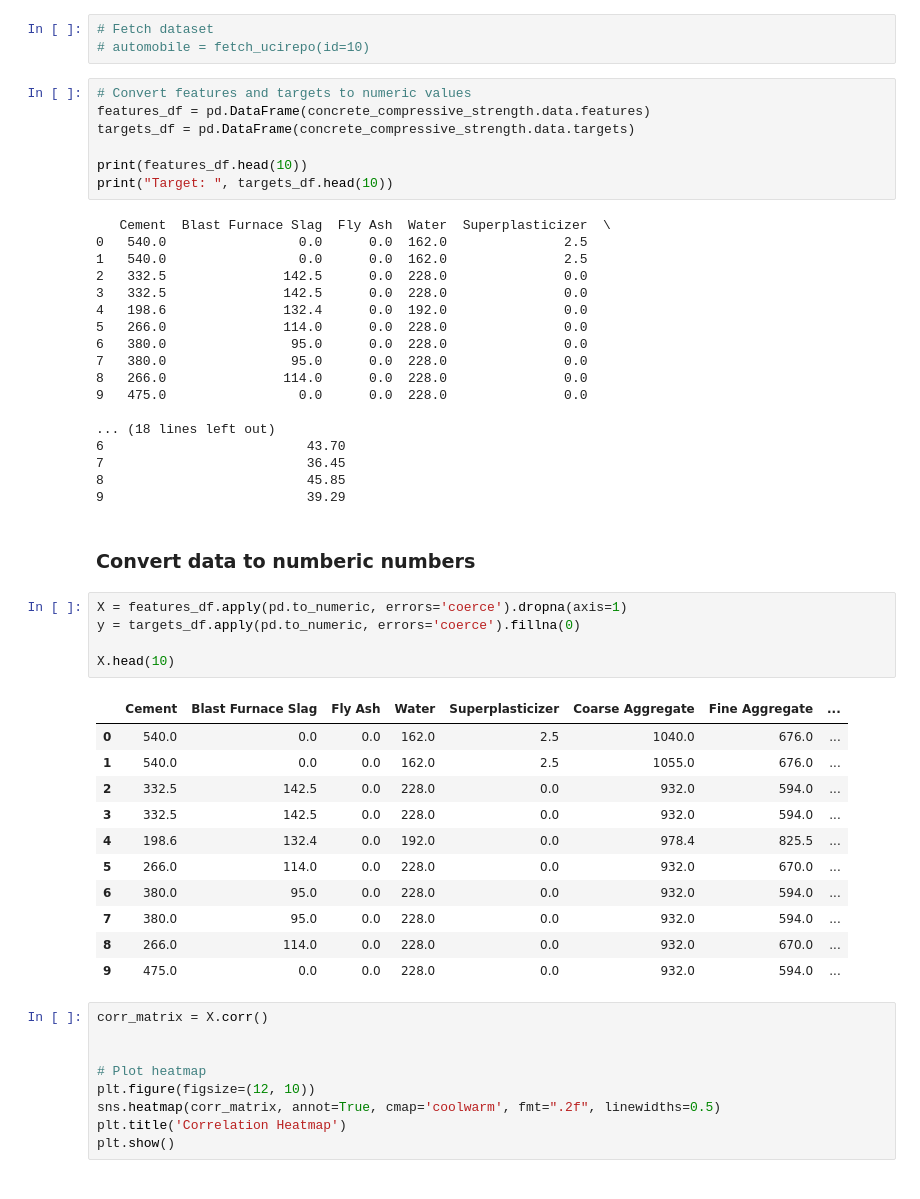
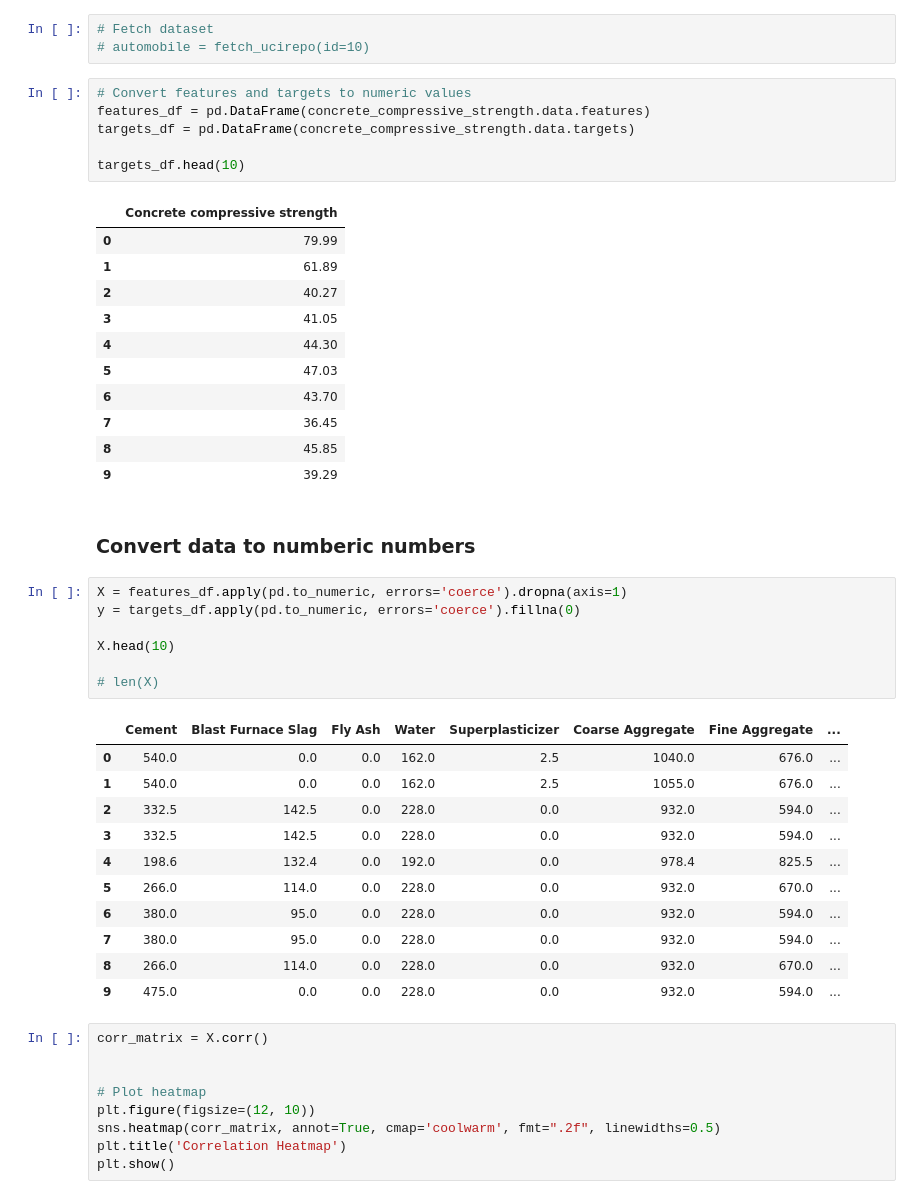
Before and after one commit to Suraj6E/ModelOptimization, a Jupyter notebook: Regression.ipynb, the cells around one changed output. Drawn from its saved outputs; the diff is of its cells as text.

```diff
--- a/Regression.ipynb
+++ b/Regression.ipynb
@@ -89,28 +122,21 @@ print(concrete_compressive_strength.variables)
 # %%
 # Convert features and targets to numeric values
 features_df = pd.DataFrame(concrete_compressive_strength.data.features)
 targets_df = pd.DataFrame(concrete_compressive_strength.data.targets)
 
-print(features_df.head(10))
-print("Target: ", targets_df.head(10))
+targets_df.head(10)
 # %% [output]
-   Cement  Blast Furnace Slag  Fly Ash  Water  Superplasticizer  \
-0   540.0                 0.0      0.0  162.0               2.5
-1   540.0                 0.0      0.0  162.0               2.5
-2   332.5               142.5      0.0  228.0               0.0
-3   332.5               142.5      0.0  228.0               0.0
-4   198.6               132.4      0.0  192.0               0.0
-5   266.0               114.0      0.0  228.0               0.0
-6   380.0                95.0      0.0  228.0               0.0
-7   380.0                95.0      0.0  228.0               0.0
-8   266.0               114.0      0.0  228.0               0.0
-9   475.0                 0.0      0.0  228.0               0.0
-
-... (18 lines left out)
-6                          43.70
-7                          36.45
-8                          45.85
-9                          39.29
+|  | Concrete compressive strength |
+| 0 | 79.99 |
+| 1 | 61.89 |
+| 2 | 40.27 |
+| 3 | 41.05 |
+| 4 | 44.30 |
+| 5 | 47.03 |
+| 6 | 43.70 |
+| 7 | 36.45 |
+| 8 | 45.85 |
+| 9 | 39.29 |
 # %% [markdown]
 ### Convert data to numberic numbers
 # %%
@@ -118,6 +144,8 @@ X = features_df.apply(pd.to_numeric, errors='coerce').dropna(axis=1)
 y = targets_df.apply(pd.to_numeric, errors='coerce').fillna(0)
 
 X.head(10)
+
+# len(X)
 # %% [output]
 |  | Cement | Blast Furnace Slag | Fly Ash | Water | Superplasticizer | Coarse Aggregate | Fine Aggregate | ... |
 | 0 | 540.0 | 0.0 | 0.0 | 162.0 | 2.5 | 1040.0 | 676.0 | ... |
```
Also changed, not shown: parts of 10 cells of this notebook.
